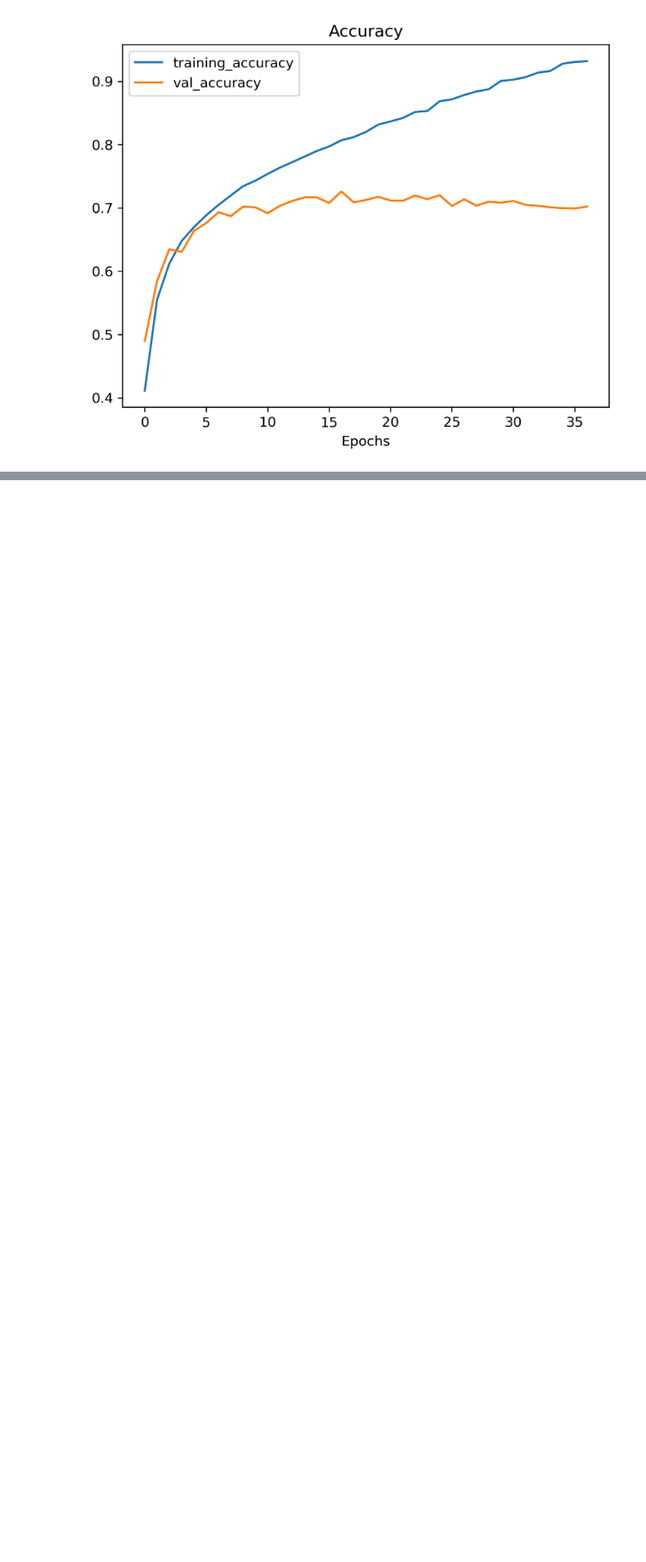
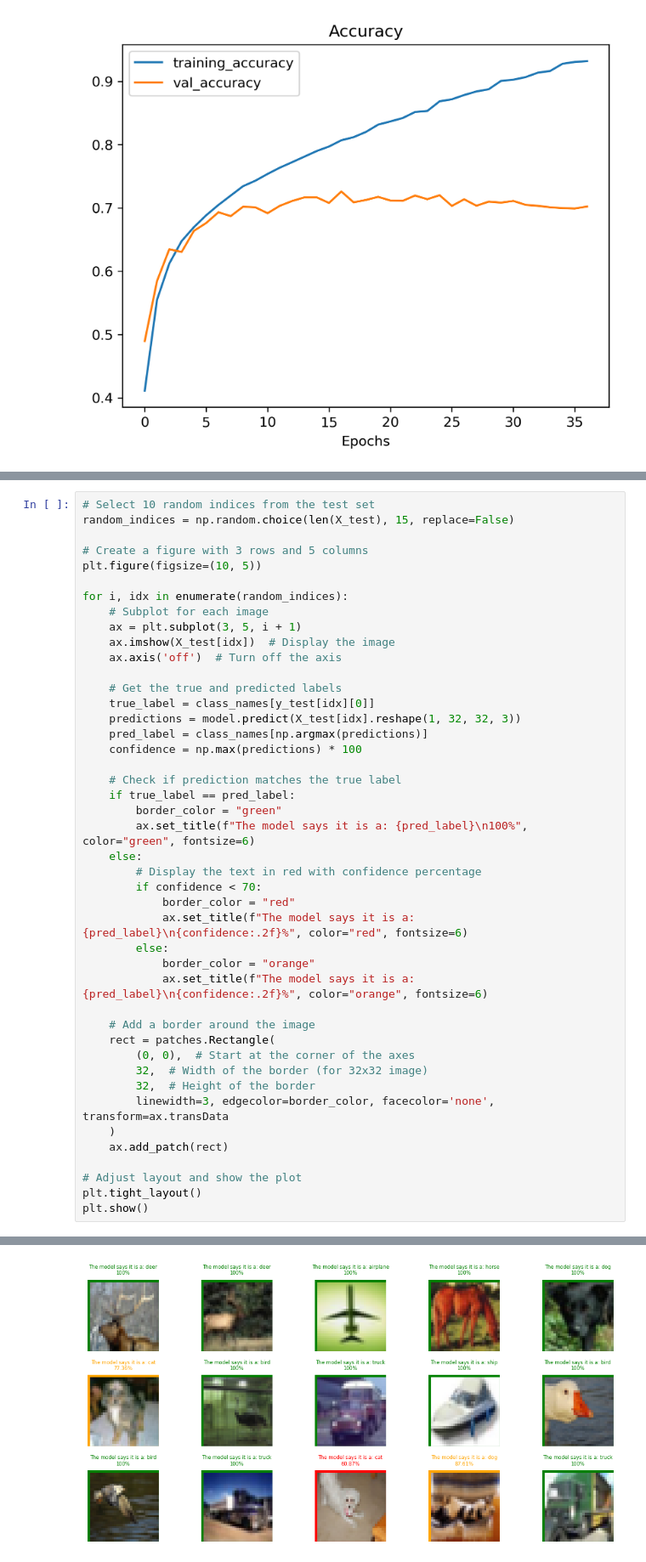
Before and after one commit to yassineMtg/Convolutional-Neural-Network, a Jupyter notebook: notebook.ipynb, the cells around one changed output, grey strips where cells are left out. Shown at 85% size. Saved outputs shown, nothing was run; the diff lists cells and outputs as text; blank space fills up the shorter version.

```diff
--- a/notebook.ipynb
+++ b/notebook.ipynb
@@ -220,0 +240,45 @@ plot_loss_curves(df)
+# %%
+# Select 10 random indices from the test set
+random_indices = np.random.choice(len(X_test), 15, replace=False)
+
+# Create a figure with 3 rows and 5 columns
+plt.figure(figsize=(10, 5))
+
+for i, idx in enumerate(random_indices):
+    # Subplot for each image
+    ax = plt.subplot(3, 5, i + 1)
+    ax.imshow(X_test[idx])  # Display the image
+    ax.axis('off')  # Turn off the axis
+
+    # Get the true and predicted labels
+    true_label = class_names[y_test[idx][0]]
+    predictions = model.predict(X_test[idx].reshape(1, 32, 32, 3))
+    pred_label = class_names[np.argmax(predictions)]
+    confidence = np.max(predictions) * 100
+
+    # Check if prediction matches the true label
+    if true_label == pred_label:
+        border_color = "green"
+        ax.set_title(f"The model says it is a: {pred_label}\n100%", color="green", fontsize=6)
+    else:
+        # Display the text in red with confidence percentage
+        if confidence < 70:
+            border_color = "red"
+            ax.set_title(f"The model says it is a: {pred_label}\n{confidence:.2f}%", color="red", fontsize=6)
+        else:
+            border_color = "orange"
+            ax.set_title(f"The model says it is a: {pred_label}\n{confidence:.2f}%", color="orange", fontsize=6)
+
+    # Add a border around the image
+    rect = patches.Rectangle(
+        (0, 0),  # Start at the corner of the axes
+        32,  # Width of the border (for 32x32 image)
+        32,  # Height of the border
+        linewidth=3, edgecolor=border_color, facecolor='none', transform=ax.transData
+    )
+    ax.add_patch(rect)
+
+# Adjust layout and show the plot
+plt.tight_layout()
+plt.show()
+# %% [output]
@@ -220,0 +300 @@ plot_loss_curves(df)
+[figure, added]
```
Also changed, not shown: parts of 15 cells of this notebook, 1 other file.
